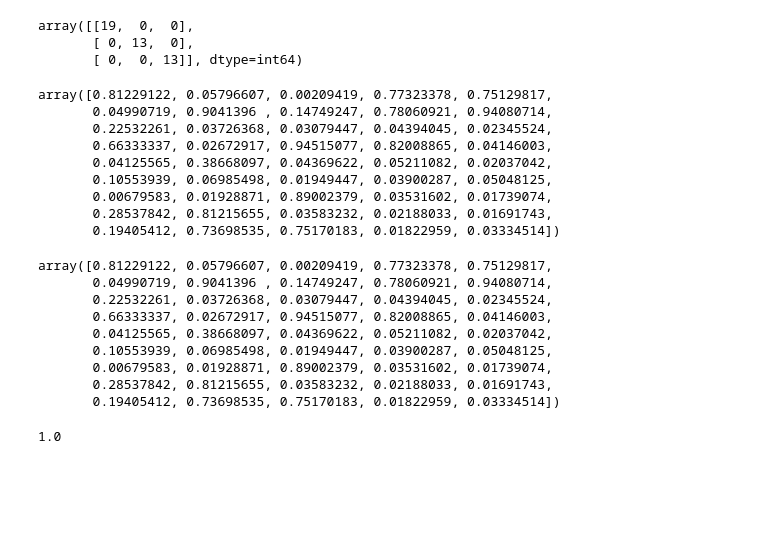
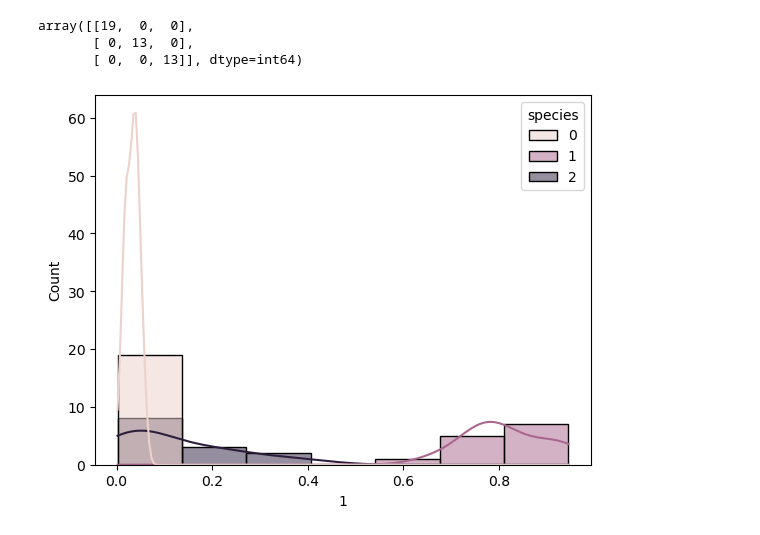
Before and after one commit to DiegoCorredor724/Proyecto1, a Jupyter notebook: Código/Primer_cuaderno.ipynb, the cells around one changed output. Cells and saved outputs as stored; diff of their text form; code cells hidden in the pictures; blank space fills up the shorter version.

```diff
--- a/Código/Primer_cuaderno.ipynb
+++ b/Código/Primer_cuaderno.ipynb
@@ -483,37 +451,14 @@ matix_conf
 array([[19,  0,  0],
        [ 0, 13,  0],
        [ 0,  0, 13]], dtype=int64)
-# %%
-modelo_train = modelo_log.fit(X_train, y_train)
-y_proba = modelo_train.predict_proba(X_test)
-y_proba[:,1]
-# %% [output]
-array([0.81229122, 0.05796607, 0.00209419, 0.77323378, 0.75129817,
-       0.04990719, 0.9041396 , 0.14749247, 0.78060921, 0.94080714,
-       0.22532261, 0.03726368, 0.03079447, 0.04394045, 0.02345524,
-       0.66333337, 0.02672917, 0.94515077, 0.82008865, 0.04146003,
-       0.04125565, 0.38668097, 0.04369622, 0.05211082, 0.02037042,
-       0.10553939, 0.06985498, 0.01949447, 0.03900287, 0.05048125,
-       0.00679583, 0.01928871, 0.89002379, 0.03531602, 0.01739074,
-       0.28537842, 0.81215655, 0.03583232, 0.02188033, 0.01691743,
-       0.19405412, 0.73698535, 0.75170183, 0.01822959, 0.03334514])
-# %%
-modelo_train.predict_proba(X_test)[:,1]
-# %% [output]
-array([0.81229122, 0.05796607, 0.00209419, 0.77323378, 0.75129817,
-       0.04990719, 0.9041396 , 0.14749247, 0.78060921, 0.94080714,
-       0.22532261, 0.03726368, 0.03079447, 0.04394045, 0.02345524,
-       0.66333337, 0.02672917, 0.94515077, 0.82008865, 0.04146003,
-       0.04125565, 0.38668097, 0.04369622, 0.05211082, 0.02037042,
-       0.10553939, 0.06985498, 0.01949447, 0.03900287, 0.05048125,
-       0.00679583, 0.01928871, 0.89002379, 0.03531602, 0.01739074,
-       0.28537842, 0.81215655, 0.03583232, 0.02188033, 0.01691743,
-       0.19405412, 0.73698535, 0.75170183, 0.01822959, 0.03334514])
-# %%
-### Curva ROC
-
-from sklearn.metrics import roc_auc_score
-
-roc_auc_score(y_test, modelo_train.predict_proba(X_test), multi_class='ovr')
-# %% [output]
-1.0
+# %%
+predic_xtest = pd.DataFrame(modelo_train.predict_proba(X_test),index=X_test.index)
+# %%
+datos_test = pd.concat([pd.DataFrame(y_test),predic_xtest],axis=1)
+# %%
+### Histograma suavizado teniendo en cuenta el resultado real
+
+sns.histplot(data=datos_test, x=1, hue="species", kde=True)
+plt.show()
+# %% [output]
+[figure, added]
```
Also changed, not shown: parts of 9 cells of this notebook.
